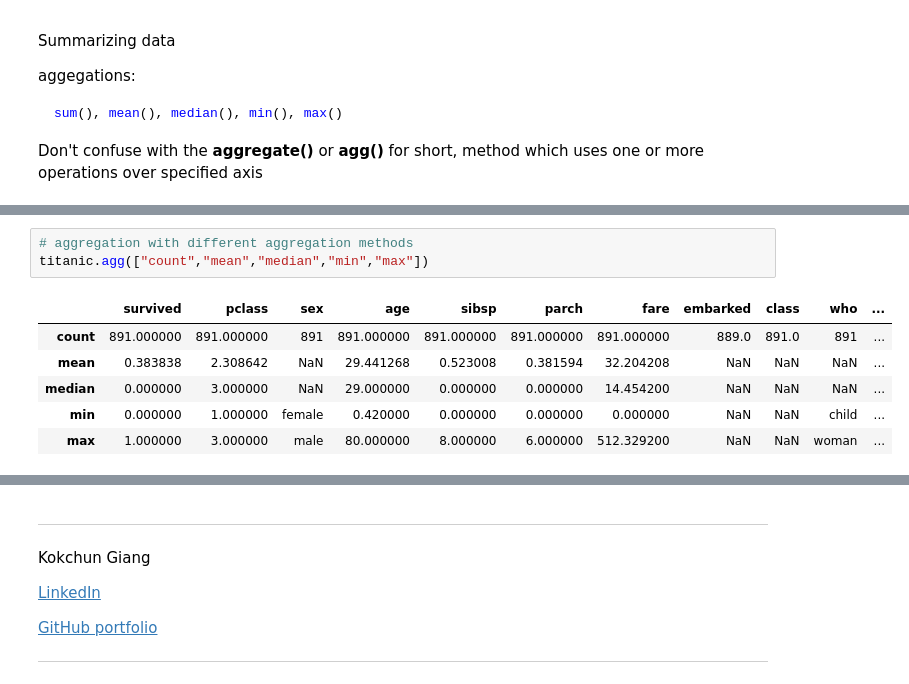
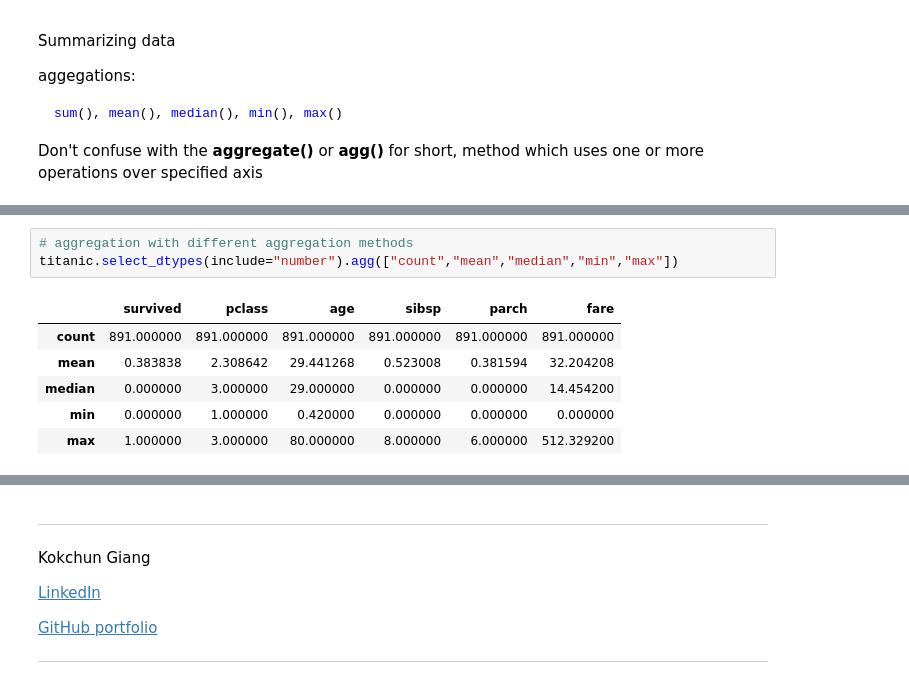
Before and after one commit to AptiDz/data-behandling-APTI-DZHAMURZAEV, a Jupyter notebook: Lectures/L1-missing-aggregation.ipynb, the cells around one changed output, grey strips where cells are left out. Saved outputs shown, nothing was run; the diff lists cells and outputs as text.

```diff
--- a/Lectures/L1-missing-aggregation.ipynb
+++ b/Lectures/L1-missing-aggregation.ipynb
@@ -233,14 +251,14 @@ titanic.groupby("class")[["age", "fare"]].max()
 | Third | 74.0 | 69.5500 |
 # %%
 # aggregation with different aggregation methods
-titanic.agg(["count","mean","median","min","max"])
+titanic.select_dtypes(include="number").agg(["count","mean","median","min","max"])
 # %% [output]
-|  | survived | pclass | sex | age | sibsp | parch | fare | embarked | class | who | ... |
-| count | 891.000000 | 891.000000 | 891 | 891.000000 | 891.000000 | 891.000000 | 891.000000 | 889.0 | 891.0 | 891 | ... |
-| mean | 0.383838 | 2.308642 | NaN | 29.441268 | 0.523008 | 0.381594 | 32.204208 | NaN | NaN | NaN | ... |
-| median | 0.000000 | 3.000000 | NaN | 29.000000 | 0.000000 | 0.000000 | 14.454200 | NaN | NaN | NaN | ... |
-| min | 0.000000 | 1.000000 | female | 0.420000 | 0.000000 | 0.000000 | 0.000000 | NaN | NaN | child | ... |
-| max | 1.000000 | 3.000000 | male | 80.000000 | 8.000000 | 6.000000 | 512.329200 | NaN | NaN | woman | ... |
+|  | survived | pclass | age | sibsp | parch | fare |
+| count | 891.000000 | 891.000000 | 891.000000 | 891.000000 | 891.000000 | 891.000000 |
+| mean | 0.383838 | 2.308642 | 29.441268 | 0.523008 | 0.381594 | 32.204208 |
+| median | 0.000000 | 3.000000 | 29.000000 | 0.000000 | 0.000000 | 14.454200 |
+| min | 0.000000 | 1.000000 | 0.420000 | 0.000000 | 0.000000 | 0.000000 |
+| max | 1.000000 | 3.000000 | 80.000000 | 8.000000 | 6.000000 | 512.329200 |
 # %%
 # survived and class
 survived_class = titanic.groupby(["survived", "pclass"]).count() # many from 3rd class died, counts non-null values
```
Also changed, not shown: parts of 9 cells of this notebook.
